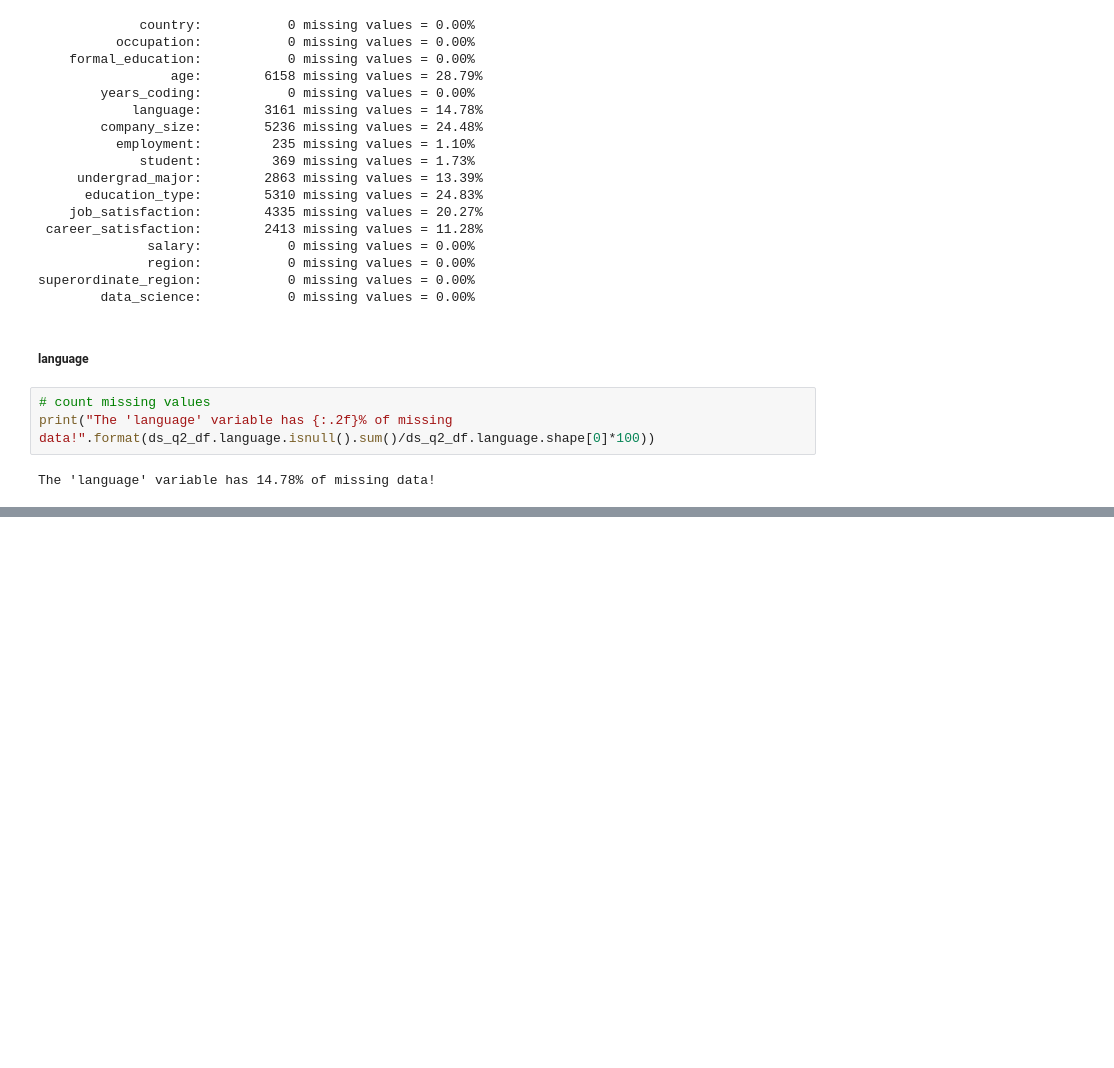
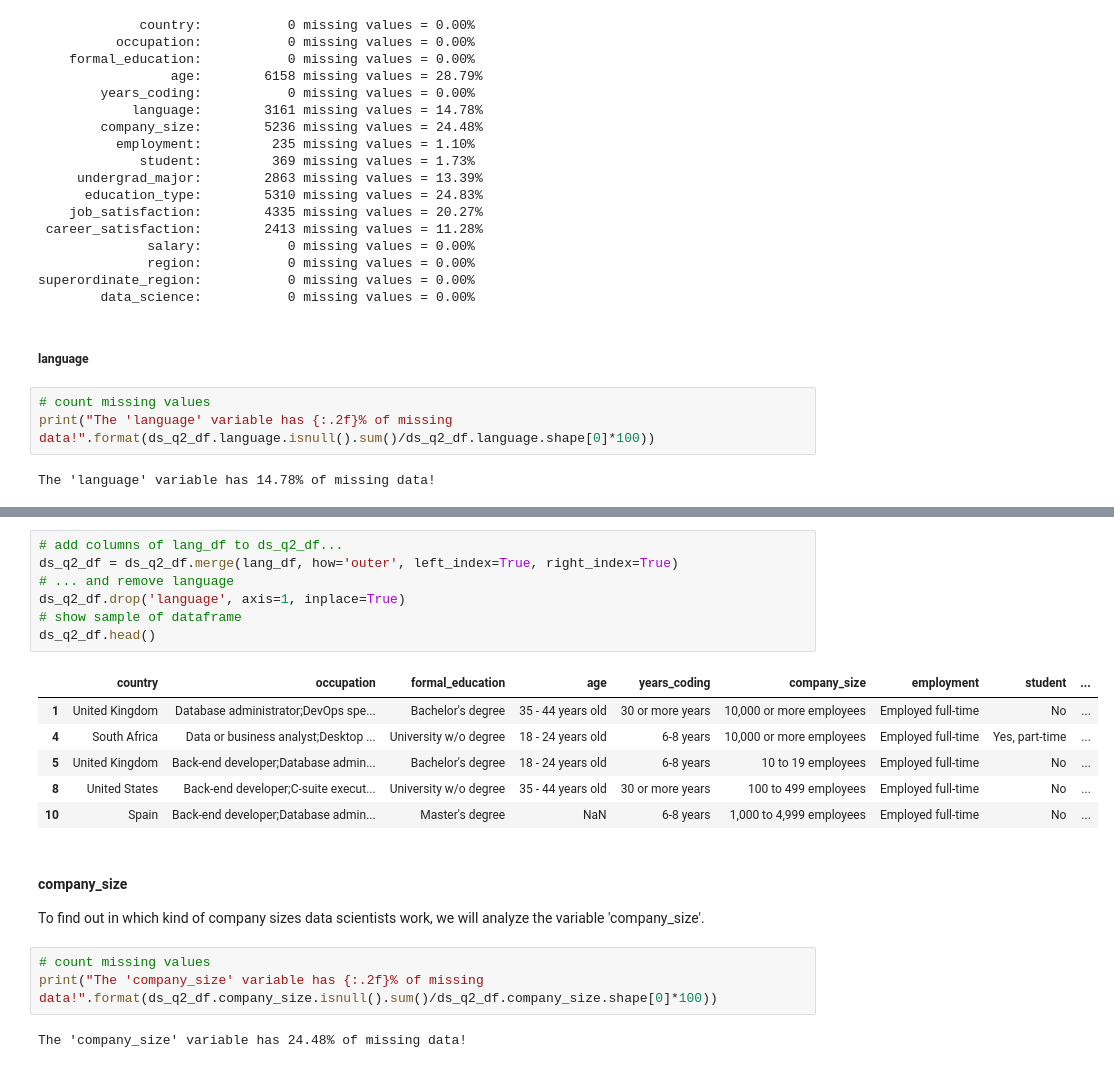
Before and after one commit to oliverkroening/Udacity_DSND_Project04, a Jupyter notebook: Data_Science_Europe.ipynb, the cells around one changed output, grey strips where cells are left out. Cells and saved outputs as stored; diff of their text form; blank space fills up the shorter version.

Commit message:
finalized handling of categorical data

```diff
--- a/Data_Science_Europe.ipynb
+++ b/Data_Science_Europe.ipynb
@@ -952,0 +970,23 @@ The 'language' column give us information about the programming languages used b
+# %%
+# add columns of lang_df to ds_q2_df...
+ds_q2_df = ds_q2_df.merge(lang_df, how='outer', left_index=True, right_index=True)
+# ... and remove language
+ds_q2_df.drop('language', axis=1, inplace=True)
+# show sample of dataframe
+ds_q2_df.head()
+# %% [output]
+|  | country | occupation | formal_education | age | years_coding | company_size | employment | student | ... |
+| 1 | United Kingdom | Database administrator;DevOps spe... | Bachelor's degree | 35 - 44 years old | 30 or more years | 10,000 or more employees | Employed full-time | No | ... |
+| 4 | South Africa | Data or business analyst;Desktop ... | University w/o degree | 18 - 24 years old | 6-8 years | 10,000 or more employees | Employed full-time | Yes, part-time | ... |
+| 5 | United Kingdom | Back-end developer;Database admin... | Bachelor's degree | 18 - 24 years old | 6-8 years | 10 to 19 employees | Employed full-time | No | ... |
+| 8 | United States | Back-end developer;C-suite execut... | University w/o degree | 35 - 44 years old | 30 or more years | 100 to 499 employees | Employed full-time | No | ... |
+| 10 | Spain | Back-end developer;Database admin... | Master's degree | NaN | 6-8 years | 1,000 to 4,999 employees | Employed full-time | No | ... |
+# %% [markdown]
+#### company_size
+
+To find out in which kind of company sizes data scientists work, we will analyze the variable 'company_size'.
+# %%
+# count missing values
+print("The 'company_size' variable has {:.2f}% of missing data!".format(ds_q2_df.company_size.isnull().sum()/ds_q2_df.company_size.shape[0]*100))
+# %% [output]
+The 'company_size' variable has 24.48% of missing data!
```
Also changed, not shown: parts of 28 cells of this notebook.
